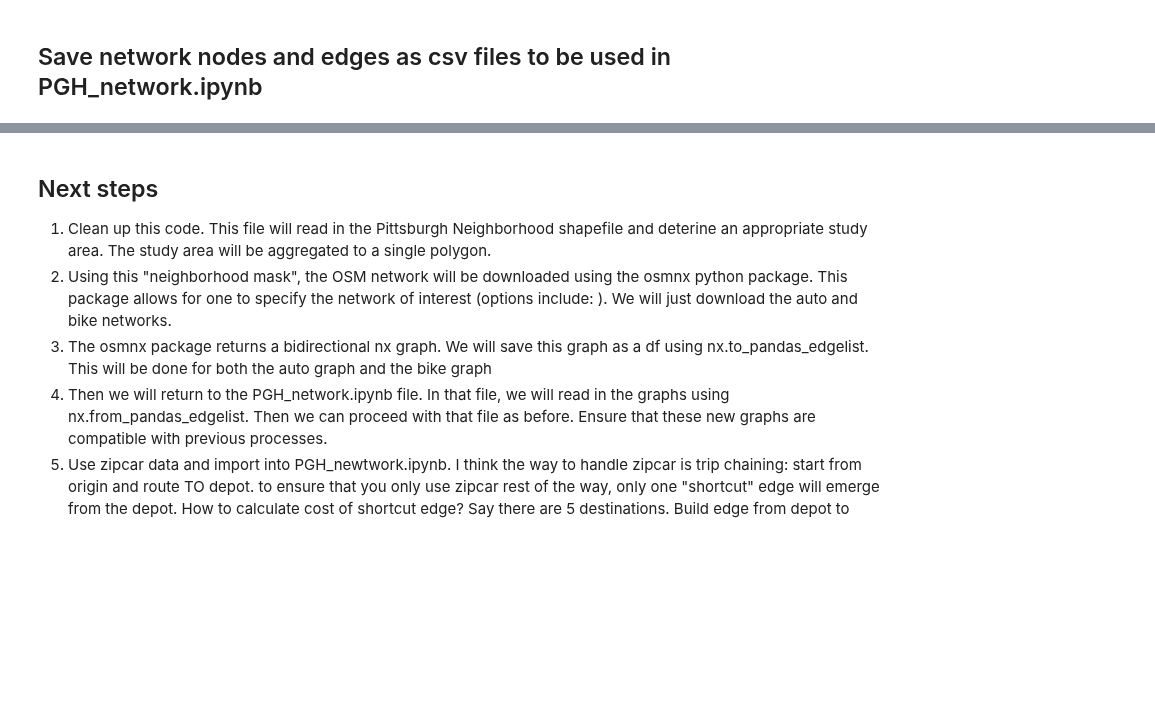
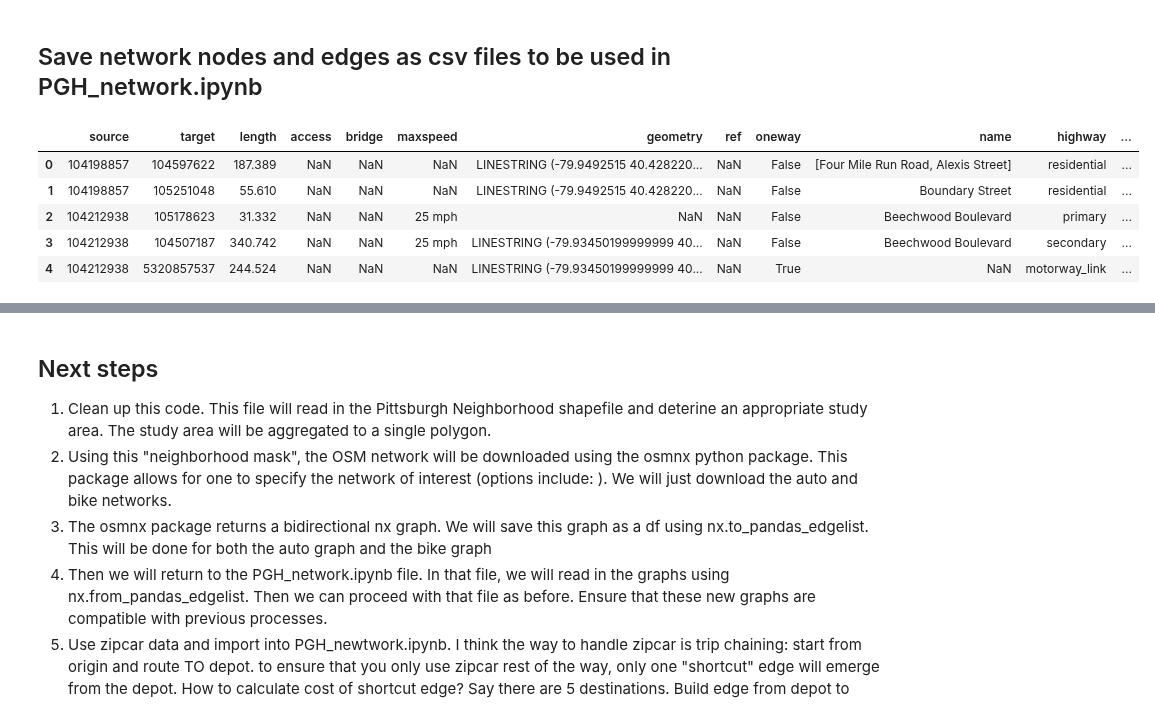
Before and after one commit to lgraff/Multimodal-Accessibility_notebooks, a Jupyter notebook: Build_Street_Network.ipynb, the cells around one changed output, grey strips where cells are left out. Cells and saved outputs as stored; diff of their text form; code cells hidden in the pictures; blank space fills up the shorter version.

```diff
--- a/Build_Street_Network.ipynb
+++ b/Build_Street_Network.ipynb
@@ -156,6 +176,15 @@ df_drive_edges.to_csv('osm_drive_edges.csv', index=False)
 df_drive_nodes.to_csv('osm_drive_nodes.csv', index=False)
 df_bike_edges.to_csv('osm_bike_edges.csv', index=False)
 df_bike_nodes.to_csv('osm_bike_nodes.csv', index=False)
+# %%
+df_drive_edges.head()
+# %% [output]
+|  | source | target | length | access | bridge | maxspeed | geometry | ref | oneway | name | highway | ... |
+| 0 | 104198857 | 104597622 | 187.389 | NaN | NaN | NaN | LINESTRING (-79.9492515 40.428220... | NaN | False | [Four Mile Run Road, Alexis Street] | residential | ... |
+| 1 | 104198857 | 105251048 | 55.610 | NaN | NaN | NaN | LINESTRING (-79.9492515 40.428220... | NaN | False | Boundary Street | residential | ... |
+| 2 | 104212938 | 105178623 | 31.332 | NaN | NaN | 25 mph | NaN | NaN | False | Beechwood Boulevard | primary | ... |
+| 3 | 104212938 | 104507187 | 340.742 | NaN | NaN | 25 mph | LINESTRING (-79.93450199999999 40... | NaN | False | Beechwood Boulevard | secondary | ... |
+| 4 | 104212938 | 5320857537 | 244.524 | NaN | NaN | NaN | LINESTRING (-79.93450199999999 40... | NaN | True | NaN | motorway_link | ... |
 # %%
 df = pd.read_csv('osm_drive_nodes.csv', index_col=0)
 df.to_dict(orient='index')
```
Also changed, not shown: parts of 7 cells of this notebook.
